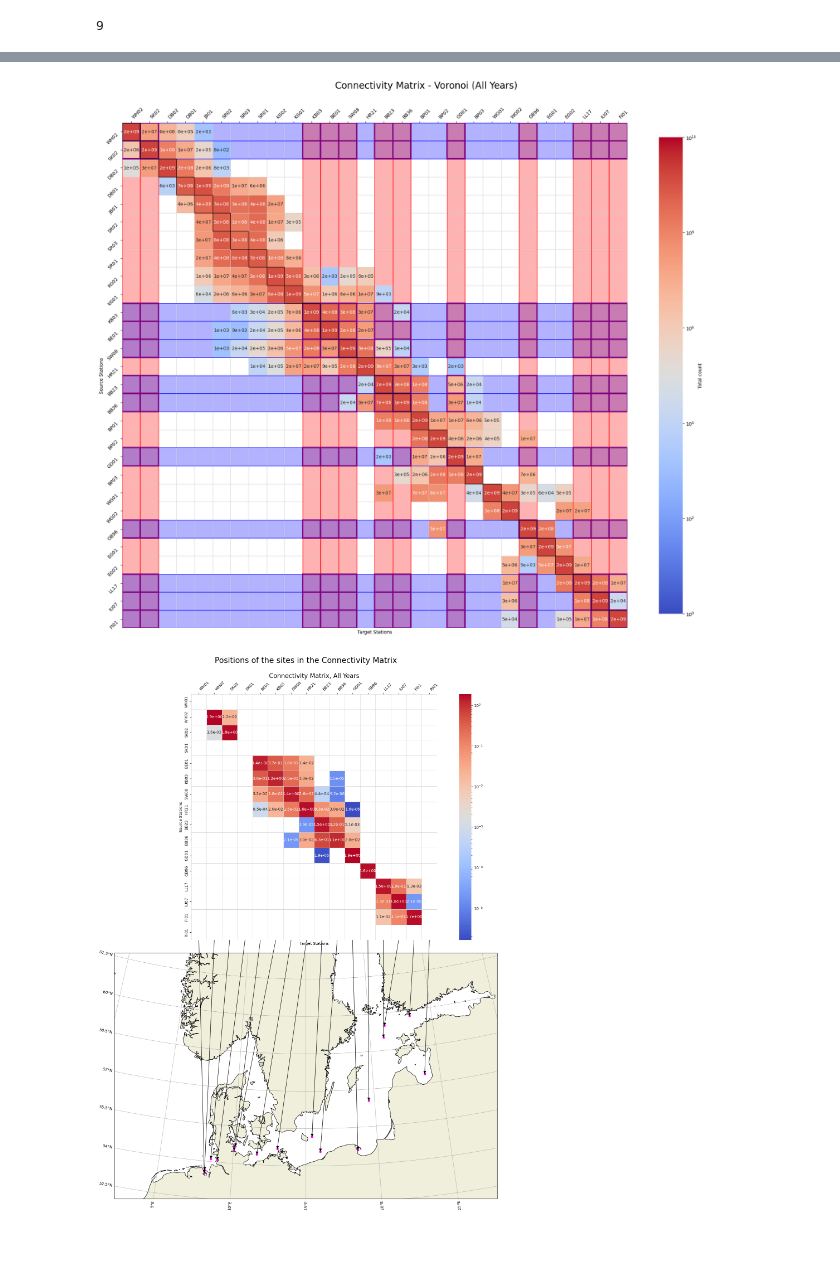
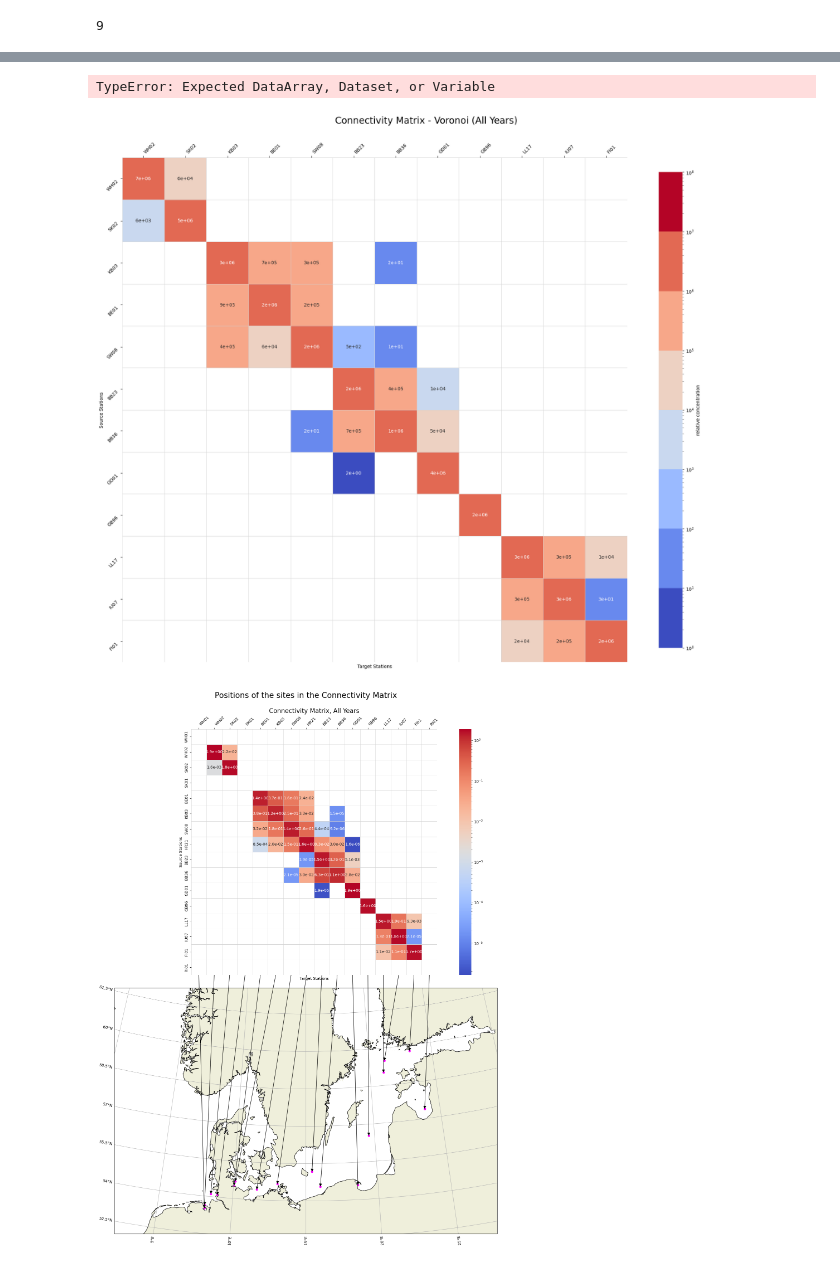
Before and after one commit to geomar-od-lagrange/2025_copepods, a Jupyter notebook: notebooks/SiteComparisonVoronoi.ipynb, the cells around one changed output, grey strips where cells are left out. Drawn from its saved outputs; the diff is of its cells as text; code cells hidden in the pictures.

Commit message:
Added generation counted matrix

```diff
--- a/notebooks/SiteComparisonVoronoi.ipynb
+++ b/notebooks/SiteComparisonVoronoi.ipynb
@@ -134,11 +150,27 @@ def make_cbar(fig, ax, hist):
 # %%
-def showConnectivityMatrix(matrix, month = 0, fn = None, vmin = 1, vmax = 10, no_digital=True):
+def showConnectivityMatrix(
+    matrix, month = 0, fn = None,
+    vmin = None, vmax = None,
+    no_digital=True, cmap="coolwarm", cbtitle=None,
+    cmdiscrete=False):
+    if vmax == None:
+        vmax = 10**np.ceil(np.log10(matrix)).max().max()
+    if vmin == None:
+        vmin = 10**np.floor(np.log10(matrix.where(matrix != 0))).min().min()
     if type(matrix) == type({}) and month in np.arange(6,11):
         matrix = matrix[month]
     elif type(matrix) == type({}) and month not in np.arange(6,11):
         return "Please enter a valid month between 6 and 11"
     if no_digital == True:
-        matrix = matrix.drop(columns=nondigitalSamples.dropna().values.T[0], index=nondigitalSamples.dropna().values.T[0])
+        matrix = matrix.drop(columns=digitalSamples.dropna().values.T[0], index=digitalSamples.dropna().values.T[0])
+    # define the colormap
+    cmap = plt.get_cmap('coolwarm')
+    if cmdiscrete == True:
+        # force the first color entry to be invisible
+        cmap.set_under(color="#00000000")
+        # resample the colormap into the amount of discrete steps of difference between the vmin and vmax in power of 10
+        steps = np.log10(vmax) - np.log10(vmin)
+        cmap = cmap.resampled(steps)
     mask = matrix == 0
     fig = plt.figure(figsize=(20, 18))
     fig.suptitle(f"Connectivity Matrix - Voronoi (All Years)", size=suptitle_size)
@@ -148,12 +180,12 @@ def showConnectivityMatrix(matrix, month = 0, fn = None, vmin = 1, vmax = 10, no
         annot=True,
         square=True,
         fmt=".0e",
-        cmap="coolwarm",
+        cmap=cmap,
         linecolor="lightgrey",
         mask = mask,
         linewidths=0.5,
         norm=LogNorm(vmin=vmin, vmax=vmax,),
-        cbar_kws={'label': 'Total count',"shrink":0.83},
+        cbar_kws={'label': cbtitle,"shrink":0.83},
         cbar=True,
         ax=ax,
     )
@@ -192,12 +224,13 @@ for i, matrix_link in enumerate(connectivity_matrix_voronoi_list):
 9
 # %%
 df_cmatrix_total = sort_cmatrix(connectivity_matrix)
-df_cmatrix_normalized = df_cmatrix_total
-df_cmatrix_total_pc = df_cmatrix_total/ntotal*100
+df_cmatrix_normalized = df_cmatrix_total.copy()
+
+df_cmatrix_relative = df_cmatrix_total.copy()/(max_observation_single_particle * total_particle_count_per_site)
+
+for i, column in enumerate(df_cmatrix_total.columns):
+    area = gdf_ocean_polygons.loc[i,'area']
+    count = df_cmatrix_total.loc[:,column]
+    normalized_count = (count/area)*25
+    df_cmatrix_normalized.loc[:,column] = normalized_count
+df_cmatrix_normalized_relative = df_cmatrix_normalized.copy()/(max_observation_single_particle * total_particle_count_per_site)
-# %%
-for i, column in enumerate(df_cmatrix_total.columns):
-    area = gdf_ocean_polygons.loc[0,'area']
-    count = df_cmatrix_total.loc[:,column]
-    normalized_count = count/area
-    df_cmatrix_normalized.loc[:,column] = normalized_count
-df_cmatrix_normalized
@@ -228,7 +377,14 @@ showConnectivityMatrix(df_cmatrix_normalized, vmin=1e-17, vmax=1e-10, no_digital
+# %%
+(
+xr.zeros_like(df_cmatrix_total)
++ np.matmul(df_cmatrix_total.data, df_cmatrix_total.data)
+).compute()
+# %% [output]
+TypeError: Expected DataArray, Dataset, or Variable
 # %%
-showConnectivityMatrix(df_cmatrix_total, vmin=1, vmax=1e10, no_digital=False)
+showConnectivityMatrix(df_cmatrix_normalized, no_digital=True, cmdiscrete=True, cbtitle="relative concentration")
 # %% [output]
-[figure, old version]
+[figure, new version]
 # %%
 matrix = df_cmatrix_total_pc
 mask = matrix == 0
```
Also changed, not shown: parts of 14 cells of this notebook.
